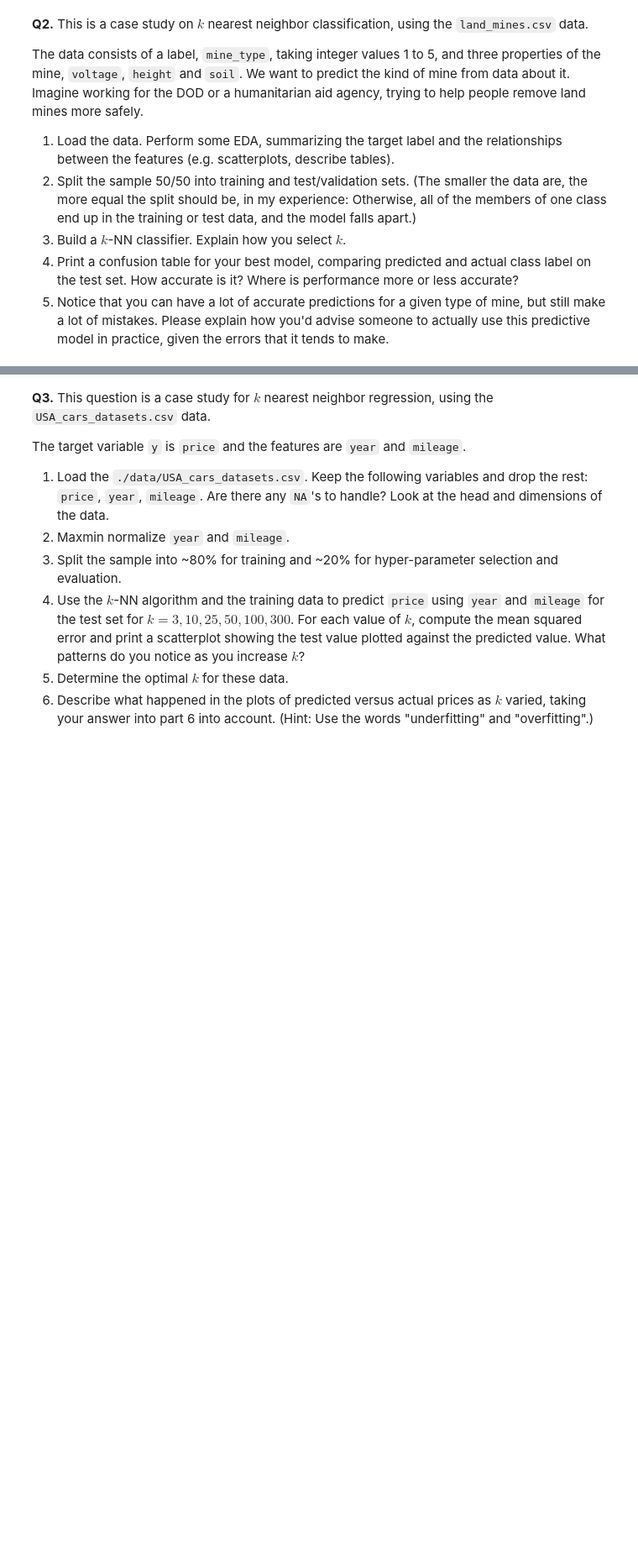
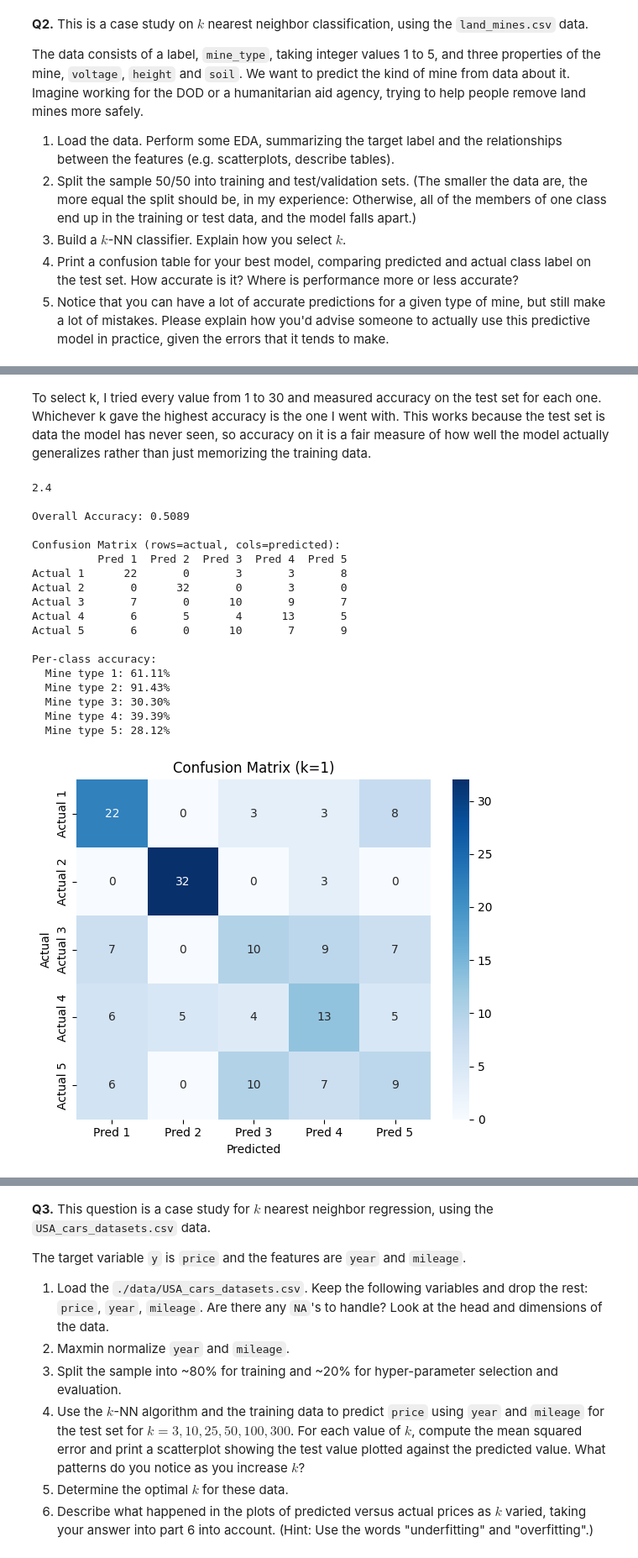
Before and after one commit to qnq9yy/undergrad_ml_assignments, a Jupyter notebook: 02_assignment_knn.ipynb, the cells around one changed output, grey strips where cells are left out. Shown at 84% size. Saved outputs shown, nothing was run; the diff lists cells and outputs as text; code cells hidden in the pictures; blank space fills up the shorter version.

```diff
--- a/02_assignment_knn.ipynb
+++ b/02_assignment_knn.ipynb
@@ -57,2 +138,50 @@ print('2.3')
+# %% [markdown]
+To select k, I tried every value from 1 to 30 and measured accuracy on the test set for each one. Whichever k gave the highest accuracy is the one I went with. This works because the test set is data the model has never seen, so accuracy on it is a fair measure of how well the model actually generalizes rather than just memorizing the training data.
 # %%
 print('2.4')
+knn_best = KNeighborsClassifier(n_neighbors=best_k)
+knn_best.fit(X_train, y_train)
+y_pred = knn_best.predict(X_test)
+
+cm = confusion_matrix(y_test, y_pred)
+overall_acc = accuracy_score(y_test, y_pred)
+
+print(f"\nOverall Accuracy: {overall_acc:.4f}")
+print("\nConfusion Matrix (rows=actual, cols=predicted):")
+cm_df = pd.DataFrame(cm,
+                     index=[f'Actual {i}' for i in sorted(np.unique(y))],
+                     columns=[f'Pred {i}' for i in sorted(np.unique(y))])
+print(cm_df)
+
+print("\nPer-class accuracy:")
+for i, mine in enumerate(sorted(np.unique(y))):
+    class_acc = cm[i, i] / cm[i, :].sum()
+    print(f"  Mine type {mine}: {class_acc:.2%}")
+
+plt.figure(figsize=(6, 5))
+sns.heatmap(cm_df, annot=True, fmt='d', cmap='Blues')
+plt.title(f'Confusion Matrix (k={best_k})')
+plt.ylabel('Actual')
+plt.xlabel('Predicted')
+plt.tight_layout()
+plt.show()
+# %% [output]
+2.4
+
+Overall Accuracy: 0.5089
+
+Confusion Matrix (rows=actual, cols=predicted):
+          Pred 1  Pred 2  Pred 3  Pred 4  Pred 5
+Actual 1      22       0       3       3       8
+Actual 2       0      32       0       3       0
+Actual 3       7       0      10       9       7
+Actual 4       6       5       4      13       5
+Actual 5       6       0      10       7       9
+
+Per-class accuracy:
+  Mine type 1: 61.11%
+  Mine type 2: 91.43%
+  Mine type 3: 30.30%
+  Mine type 4: 39.39%
+  Mine type 5: 28.12%
+[figure, added]
```
Also changed, not shown: parts of 18 cells of this notebook.
